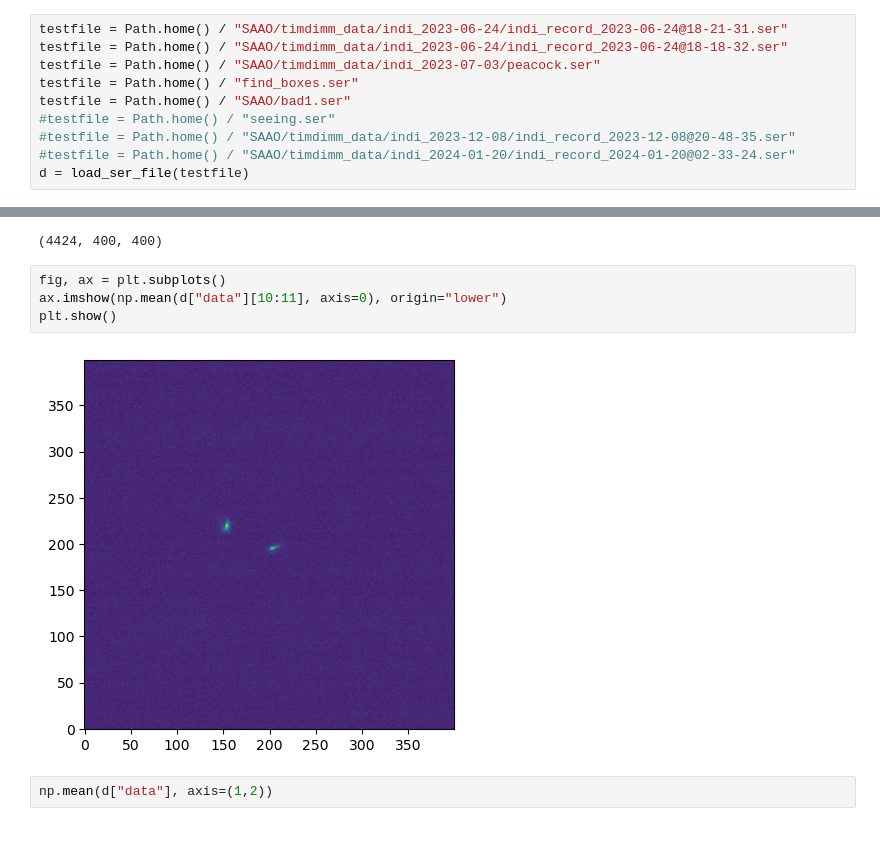
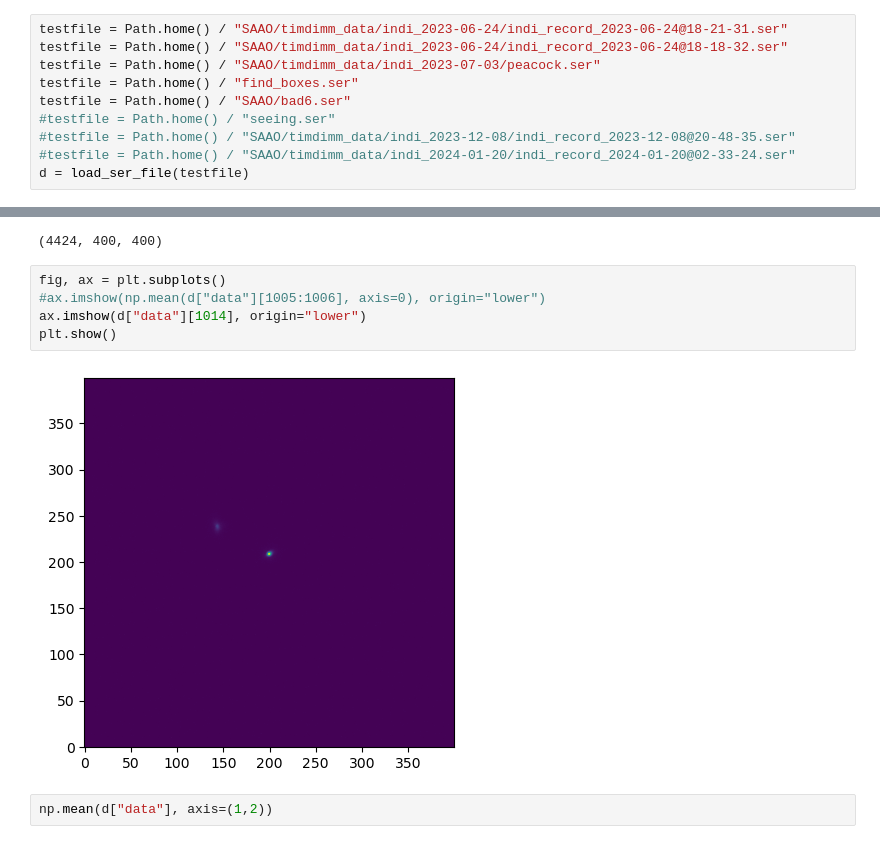
Before and after one commit to tepickering/ser_utils, a Jupyter notebook: notebooks/dimm_dev.ipynb, the cells around one changed output, grey strips where cells are left out. Saved outputs shown, nothing was run; the diff lists cells and outputs as text.

```diff
--- a/notebooks/dimm_dev.ipynb
+++ b/notebooks/dimm_dev.ipynb
@@ -59,7 +59,7 @@ testfile = Path.home() / "SAAO/timdimm_data/indi_2023-06-24/indi_record_2023-06-
 testfile = Path.home() / "SAAO/timdimm_data/indi_2023-06-24/indi_record_2023-06-24@18-18-32.ser"
 testfile = Path.home() / "SAAO/timdimm_data/indi_2023-07-03/peacock.ser"
 testfile = Path.home() / "find_boxes.ser"
-testfile = Path.home() / "SAAO/bad1.ser"
+testfile = Path.home() / "SAAO/bad6.ser"
 #testfile = Path.home() / "seeing.ser"
 #testfile = Path.home() / "SAAO/timdimm_data/indi_2023-12-08/indi_record_2023-12-08@20-48-35.ser"
 #testfile = Path.home() / "SAAO/timdimm_data/indi_2024-01-20/indi_record_2024-01-20@02-33-24.ser"
@@ -70,10 +70,11 @@ d['data'].shape
 (4424, 400, 400)
 # %%
 fig, ax = plt.subplots()
-ax.imshow(np.mean(d["data"][10:11], axis=0), origin="lower")
+#ax.imshow(np.mean(d["data"][1005:1006], axis=0), origin="lower")
+ax.imshow(d["data"][1014], origin="lower")
 plt.show()
 # %% [output]
-[figure, old version]
+[figure, new version]
 # %%
 np.mean(d["data"], axis=(1,2))
 # %% [output]
```
Also changed, not shown: parts of 4 cells of this notebook.
